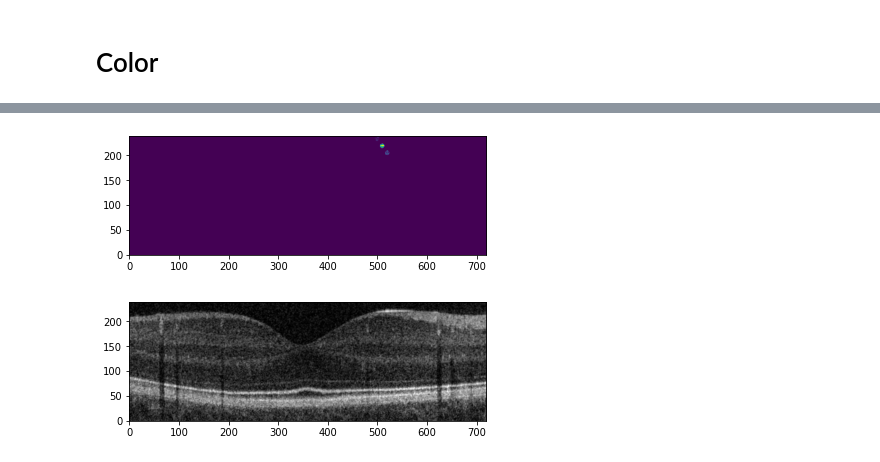
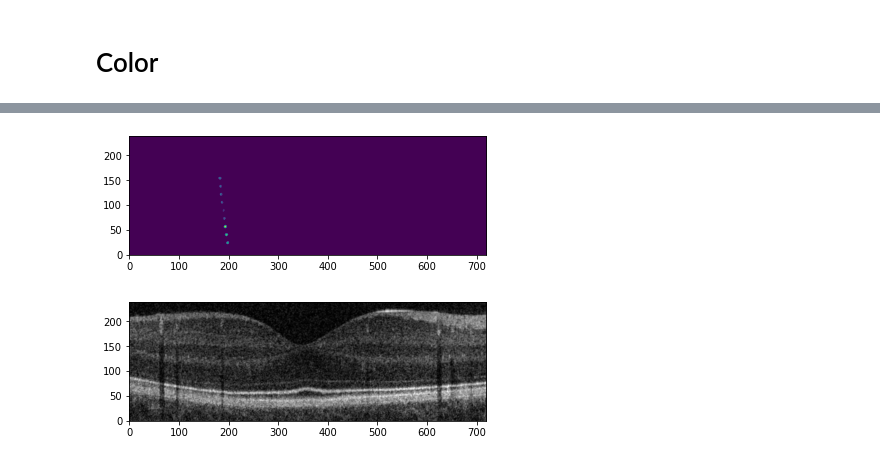
Before and after one commit to Will-H007/Camouflage-Worms, a Jupyter notebook: CamoWorms/CamoWorms.ipynb, the cells around one changed output, grey strips where cells are left out. Saved outputs shown, nothing was run; the diff lists cells and outputs as text; code cells hidden in the pictures.

```diff
--- a/CamoWorms/CamoWorms.ipynb
+++ b/CamoWorms/CamoWorms.ipynb
@@ -482,16 +482,18 @@ plt.gca().invert_yaxis()
 # %%
 import numpy as np
 
 # masked for a particular worm (example: worm 4)
-worm_index = 2
+worm_index = 3
 binary_mask = (masked_img == worm_index).astype(np.uint8)
 
 # Apply the binary mask to the image
 masked_image = image * binary_mask[:,:]
 
 # Display the masked image
 plt.imshow(masked_image)
 plt.gca().invert_yaxis()
+# non_zero_mask = masked_image != 0
+# print(image[non_zero_mask])
 # %% [output]
-[figure, old version]
+[figure, new version]
 # %%
```
Also changed, not shown: parts of 12 cells of this notebook, 6 other files.
